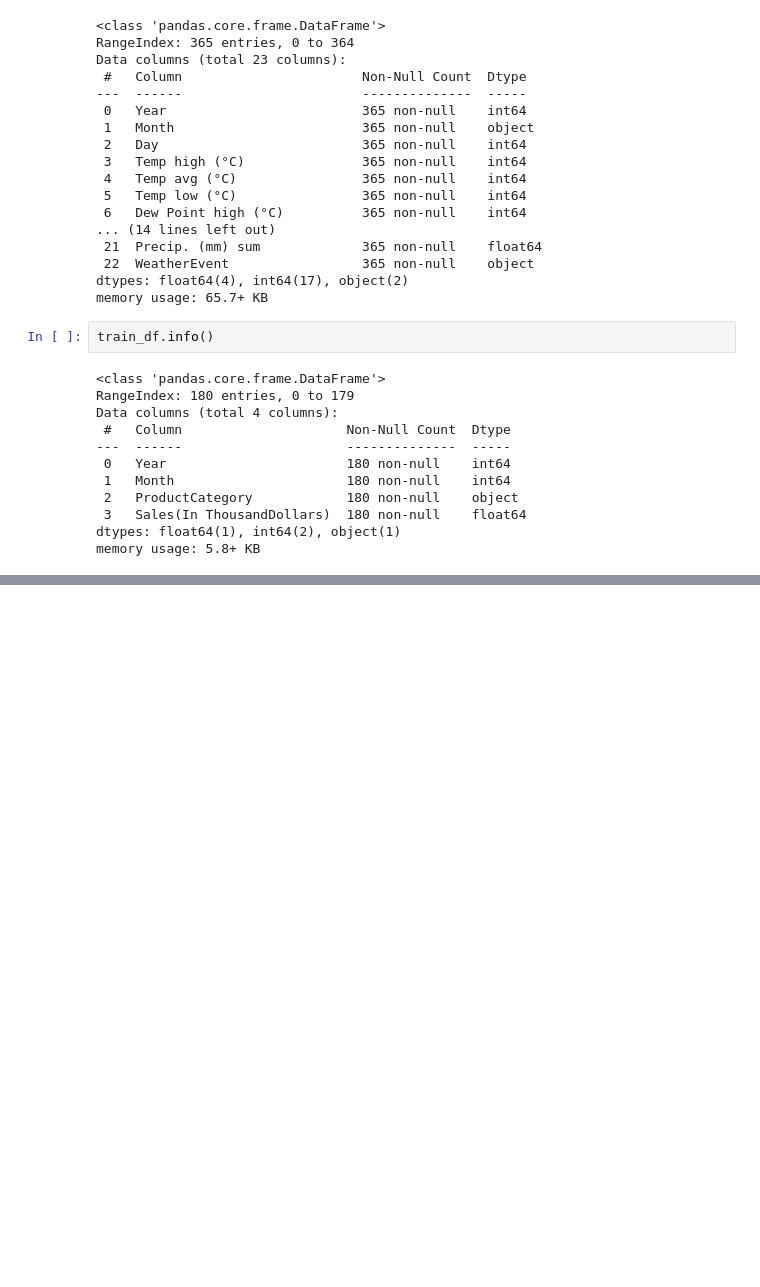
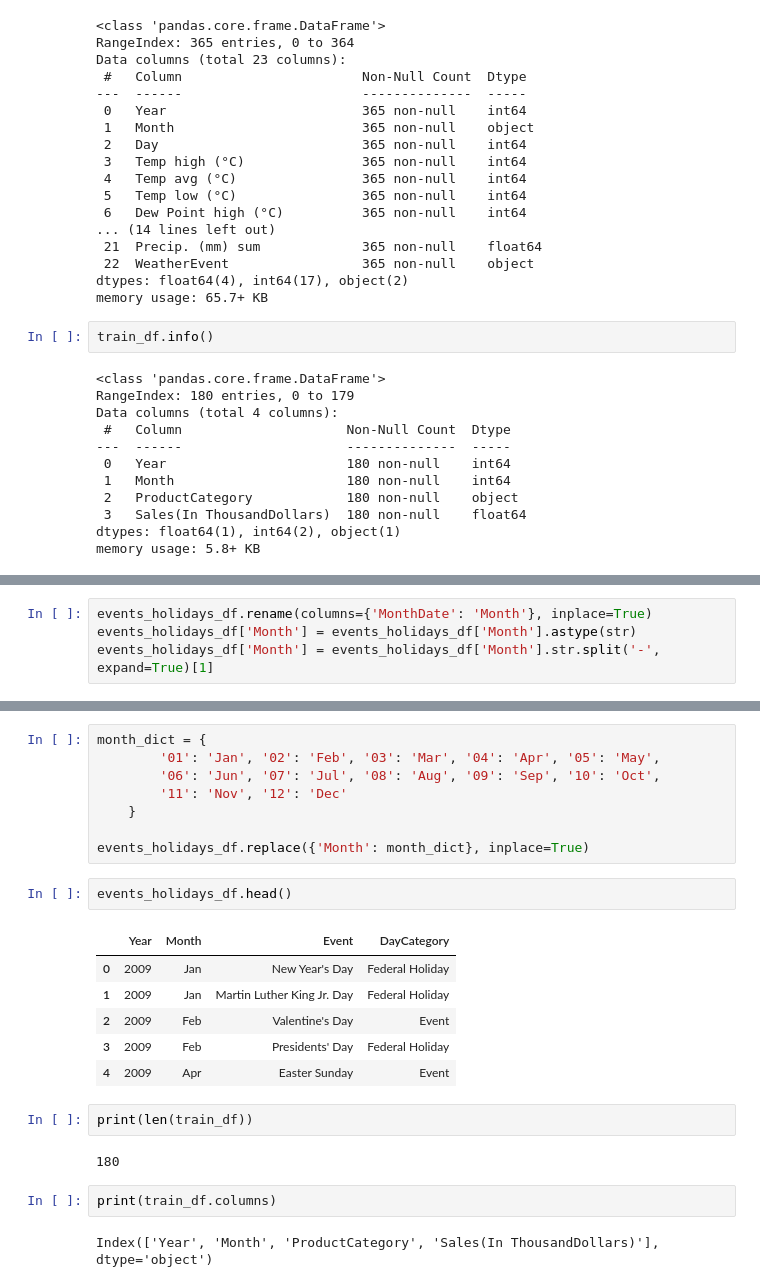
Before and after one commit to abrahamshimelis/walmart-sales-prediction, a Jupyter notebook: notebooks/walmart-sales-prediction.ipynb, the cells around one changed output, grey strips where cells are left out. Cells and saved outputs as stored; diff of their text form; blank space fills up the shorter version.

Commit message:
prepared common columns for merging

```diff
--- a/notebooks/walmart-sales-prediction.ipynb
+++ b/notebooks/walmart-sales-prediction.ipynb
@@ -352,0 +357,4 @@ memory usage: 5.8+ KB
+# %%
+events_holidays_df.rename(columns={'MonthDate': 'Month'}, inplace=True)
+events_holidays_df['Month'] = events_holidays_df['Month'].astype(str)
+events_holidays_df['Month'] = events_holidays_df['Month'].str.split('-', expand=True)[1]
@@ -352,0 +379,25 @@ memory usage: 5.8+ KB
+# %%
+month_dict = {
+        '01': 'Jan', '02': 'Feb', '03': 'Mar', '04': 'Apr', '05': 'May',
+        '06': 'Jun', '07': 'Jul', '08': 'Aug', '09': 'Sep', '10': 'Oct',
+        '11': 'Nov', '12': 'Dec'
+    }
+
+events_holidays_df.replace({'Month': month_dict}, inplace=True)
+# %%
+events_holidays_df.head()
+# %% [output]
+|  | Year | Month | Event | DayCategory |
+| 0 | 2009 | Jan | New Year's Day | Federal Holiday |
+| 1 | 2009 | Jan | Martin Luther King Jr. Day | Federal Holiday |
+| 2 | 2009 | Feb | Valentine's Day | Event |
+| 3 | 2009 | Feb | Presidents' Day | Federal Holiday |
+| 4 | 2009 | Apr | Easter Sunday | Event |
+# %%
+print(len(train_df))
+# %% [output]
+180
+# %%
+print(train_df.columns)
+# %% [output]
+Index(['Year', 'Month', 'ProductCategory', 'Sales(In ThousandDollars)'], dtype='object')
```
Also changed, not shown: parts of 15 cells of this notebook.
